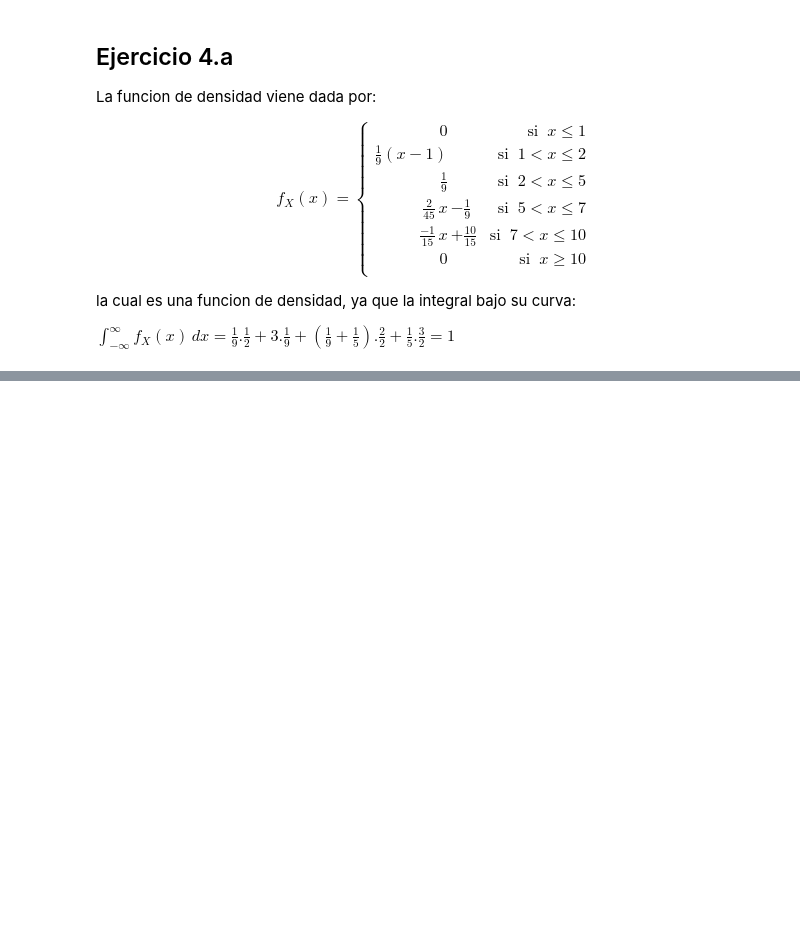
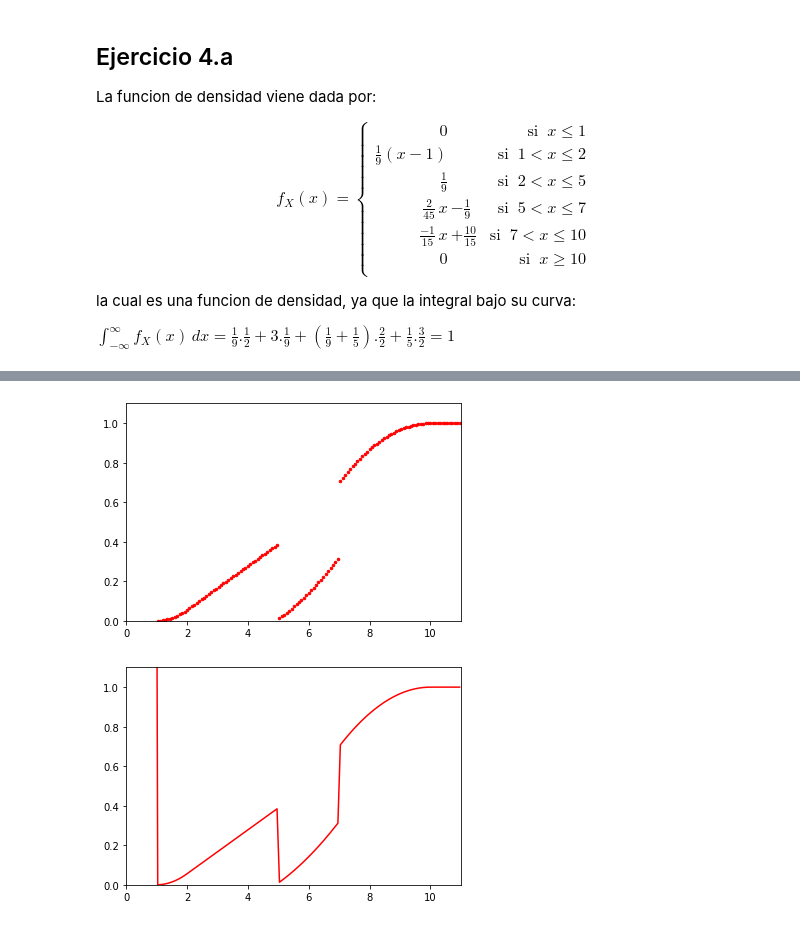
Before and after one commit to mateocapon/simulacion_tp1, a Jupyter notebook: ejercicio4.ipynb, the cells around one changed output, grey strips where cells are left out. Drawn from its saved outputs; the diff is of its cells as text; code cells hidden in the pictures; blank space fills up the shorter version.

```diff
--- a/ejercicio4.ipynb
+++ b/ejercicio4.ipynb
@@ -86,0 +104,17 @@ plt.show()
+# %%
+plt.plot(x,y,c='red', ls='', ms=5, marker='.')
+ax = plt.gca()
+ax.set_ylim([0, 1.1])
+ax.set_xlim([0, 11])
+
+plt.show()
+
+plt.plot(x,y,c='red')
+ax = plt.gca()
+ax.set_ylim([0, 1.1])
+ax.set_xlim([0, 11])
+
+plt.show()
+# %% [output]
+[figure, added]
+[figure, added]
```
Also changed, not shown: parts of 4 cells of this notebook.
